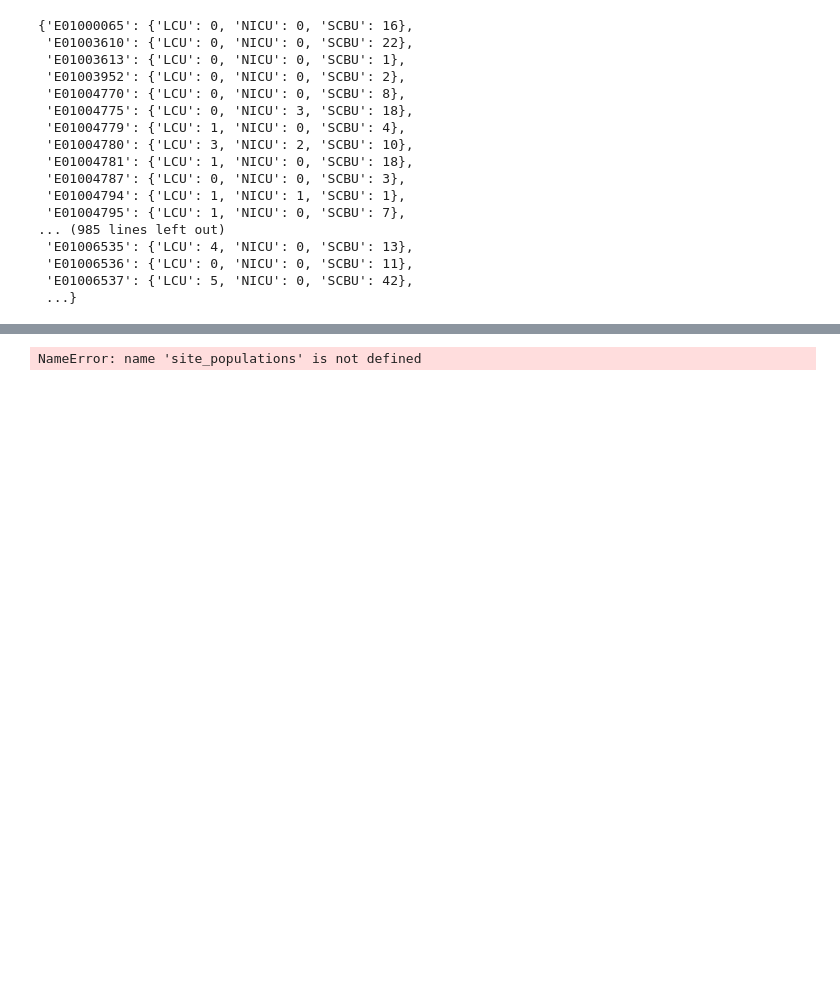
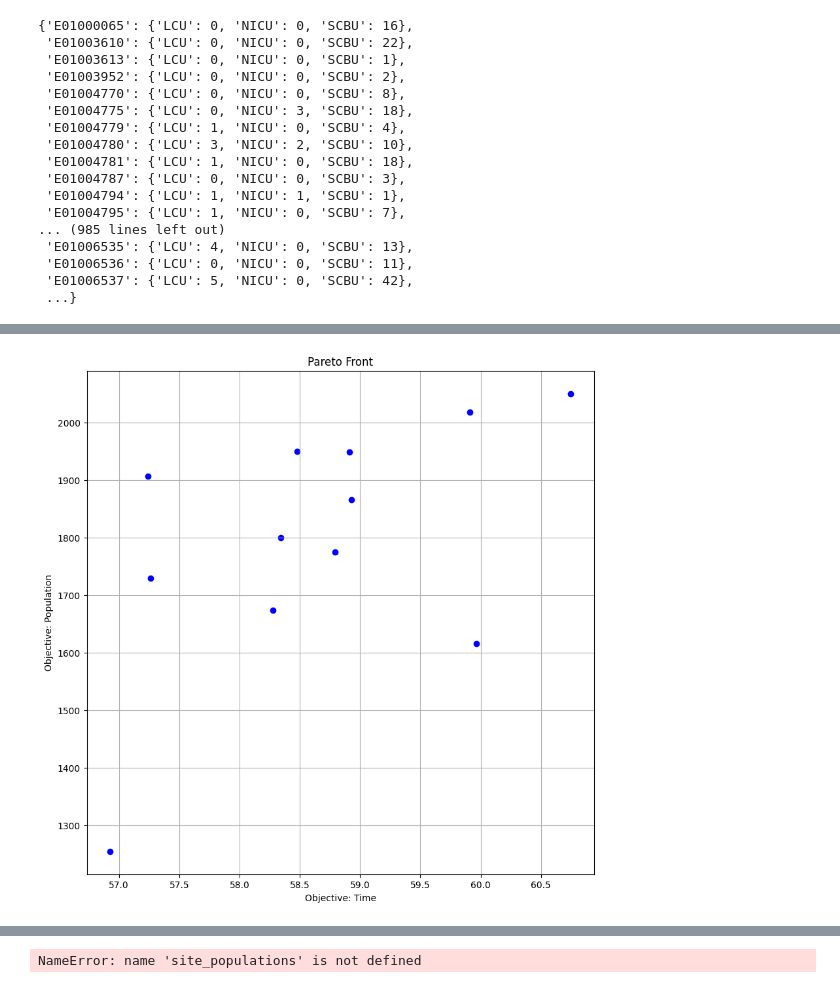
Before and after one commit to Duncan-Galletly/NWNODN_Modelling_HSMA5_08, a Jupyter notebook: DEAP Genetic Algorithm.ipynb, the cells around one changed output, grey strips where cells are left out. Drawn from its saved outputs; the diff is of its cells as text; code cells hidden in the pictures; blank space fills up the shorter version.

Commit message:
Update DEAP to include pareto front

```diff
--- a/DEAP Genetic Algorithm.ipynb
+++ b/DEAP Genetic Algorithm.ipynb
@@ -107,10 +107,10 @@ home_activities_dict
 # home_to_int = {home: i for i, home in enumerate(home_lsoas)}
 # int_to_home = {i: home for i, home in enumerate(home_lsoas)}
 
-pop_num = 100
-cross_chance = 0.5
+pop_num = 200
+cross_chance = 0.4
 mutation_prob = 0.2
-number_generations = 10
+number_generations = 100
 
 
 logs_df = pd.DataFrame(columns=['individual', 'avg_time', 'small_site_population', 'prop_within_30_mins', 'sites_over_2000_admissions'])
@@ -142,33 +142,6 @@ toolbox.register("random_site", random.randint, 0, num_sites-1)
 toolbox.register("individual", tools.initRepeat, creator.Individual, toolbox.random_site, num_homes)
 toolbox.register("population", tools.initRepeat, list, toolbox.individual)
 
-# def eval_func(individual):
-#     total_time = 0
-#     site_populations = [[0, 0, 0] for _ in range(num_sites)]
-#     within_30_mins = 0
-#     total_population = 0
-#     # Lets calculate our total activity counts
-#     activity_counts = defaultdict(lambda: [0, 0, 0])
-#     for home_idx, site_idx in enumerate(individual):
-#         home = home_lsoas[home_idx]
-#         site = site_codes[site_idx]
-#         if (home, site) in travel_times_dict:
-#             travel_time = travel_times_dict[(home, site)] # Minimise travel time
-#             total_time += travel_time # Calculate total time
-#             total_population += home_populations[home_idx]
-#             if travel_time <= 30:
-#                 within_30_mins += home_populations[home_idx]
-#             # Get this home's activity counts
-#             activity_counts_per_home = home_activities[home_idx]
-#             for i in range(3):  # for each type of activity
-#                 activity_counts[site_idx][i] += activity_counts_per_home[i]
-
-#     small_site_population = min(sum(pop) for pop in site_populations)
-#     prop_within_30_mins = within_30_mins / total_population if total_population != 0 else 0
-#     avg_time = total_time / len(individual) if len(individual) != 0 else 0
-#     sites_over_2000_admissions = sum(1 for activity_count in activity_counts.values() if sum(activity_count) > 2000)
-
-#     return avg_time, small_site_population, prop_within_30_mins, sites_over_2000_admissions
 
 def eval_func(individual):
     total_time = 0
@@ -210,9 +183,6 @@ def eval_func(individual):
     return avg_time, small_site_population, prop_within_30_mins, sites_over_2000_admissions
 
 
-
-
-
 toolbox.register("evaluate", eval_func)
 toolbox.register("mate", tools.cxTwoPoint)
 toolbox.register("mutate", tools.mutUniformInt, low=0, up=num_sites-1, indpb=0.05)
@@ -249,12 +219,26 @@ def main():
     pop, log = algorithms.eaSimple(pop, toolbox, cxpb=cross_chance, mutpb=mutation_prob, ngen=number_generations,
                                    stats=mstats, halloffame=hof, verbose=True)
 
-    return pop, log, hof
+    pareto_front = tools.sortNondominated(pop, len(pop), first_front_only=True)[0]
 
+    return pop, log, hof, pareto_front
+
+
+def plot_pareto_front(pareto_front):
+    objectives_time = [ind.fitness.values[0] for ind in pareto_front]
+    objectives_population = [ind.fitness.values[1] for ind in pareto_front]
+
+    plt.figure(figsize=(10, 10))
+    plt.scatter(objectives_time, objectives_population, c="blue")
+    plt.title("Pareto Front")
+    plt.xlabel("Objective: Time")
+    plt.ylabel("Objective: Population")
+    plt.grid(True)
+    plt.show()
 
 
 if __name__ == "__main__":
-    pop, log, hof = main()
+    pop, log, hof, pareto_front = main()
     print("Best individual is: %s\nwith fitness: %s" % (hof[0], hof[0].fitness))
 
     # Here we translate the best individual (which is a list of site indices) into a list of (home_code, site_code) pairs
@@ -292,6 +276,8 @@ if __name__ == "__main__":
 
     print("Home to site mapping:")
     print(home_to_site_mapping)
+
+    plot_pareto_front(pareto_front)
 # %% [output]
                           big_sites                                                                                                                                                                      ...
                 ------------------------------  -------------------------------------------------------------------------------------------------------------------------------------------------------- ...
@@ -313,3 +299,4 @@ defaultdict(<class 'list'>, {'E01005070': ['E01025106', 'E01012752', 'E01005937'
+[figure, added]
 # %%
 logs_df
 # %% [output]
```
Also changed, not shown: parts of 2 cells of this notebook.
